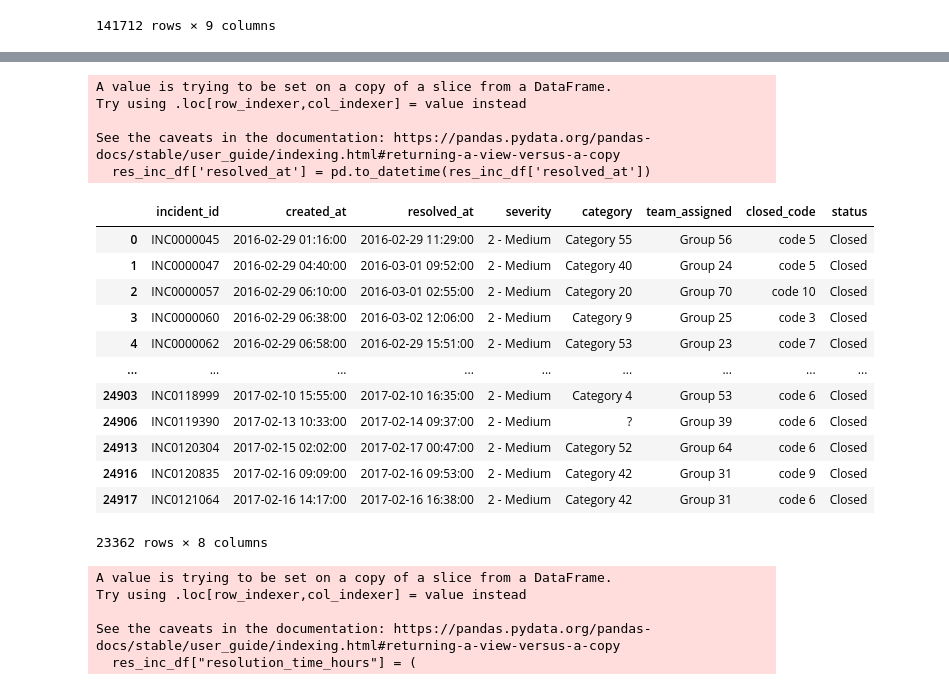
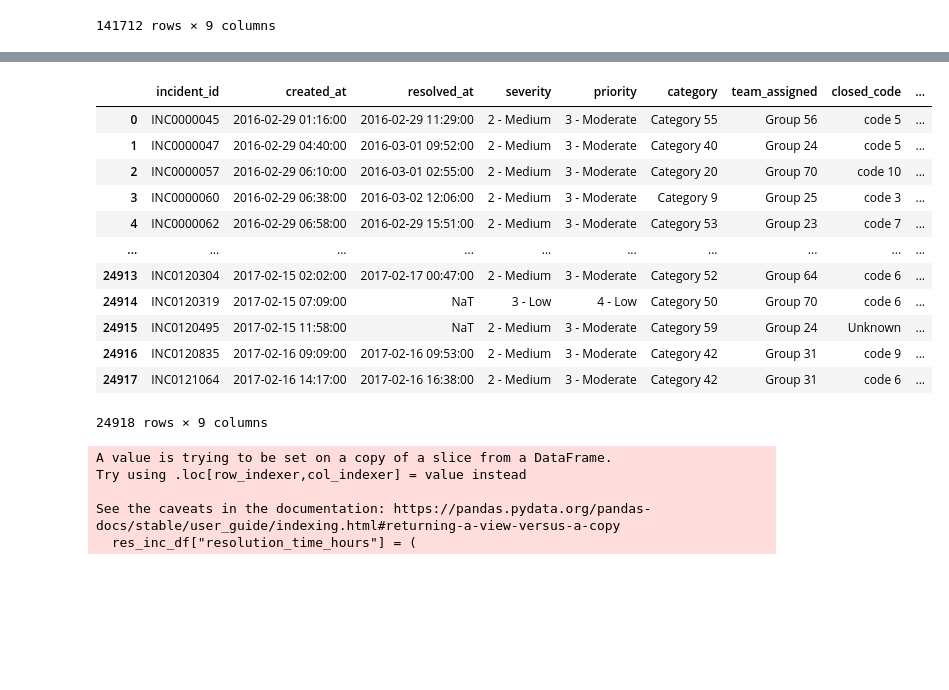
Before and after one commit to Akshita-1126/incident_trend_root_cause_analysis, a Jupyter notebook: Notebook/Incident_Analysis.ipynb, the cells around one changed output, grey strips where cells are left out. Saved outputs shown, nothing was run; the diff lists cells and outputs as text; code cells hidden in the pictures; blank space fills up the shorter version.

```diff
--- a/Notebook/Incident_Analysis.ipynb
+++ b/Notebook/Incident_Analysis.ipynb
@@ -172,25 +175,20 @@ incident_df
 # %%
-res_inc_df['resolved_at'] = pd.to_datetime(res_inc_df['resolved_at'])
-res_inc_df
+incident_df = incident_df.replace(r'^\s*\?\s*$', 'Unknown', regex=True)
+incident_df
 # %% [output]
+|  | incident_id | created_at | resolved_at | severity | priority | category | team_assigned | closed_code | ... |
+| 0 | INC0000045 | 2016-02-29 01:16:00 | 2016-02-29 11:29:00 | 2 - Medium | 3 - Moderate | Category 55 | Group 56 | code 5 | ... |
+| 1 | INC0000047 | 2016-02-29 04:40:00 | 2016-03-01 09:52:00 | 2 - Medium | 3 - Moderate | Category 40 | Group 24 | code 5 | ... |
+| 2 | INC0000057 | 2016-02-29 06:10:00 | 2016-03-01 02:55:00 | 2 - Medium | 3 - Moderate | Category 20 | Group 70 | code 10 | ... |
+| 3 | INC0000060 | 2016-02-29 06:38:00 | 2016-03-02 12:06:00 | 2 - Medium | 3 - Moderate | Category 9 | Group 25 | code 3 | ... |
+| 4 | INC0000062 | 2016-02-29 06:58:00 | 2016-02-29 15:51:00 | 2 - Medium | 3 - Moderate | Category 53 | Group 23 | code 7 | ... |
+| ... | ... | ... | ... | ... | ... | ... | ... | ... | ... |
+| 24913 | INC0120304 | 2017-02-15 02:02:00 | 2017-02-17 00:47:00 | 2 - Medium | 3 - Moderate | Category 52 | Group 64 | code 6 | ... |
+| 24914 | INC0120319 | 2017-02-15 07:09:00 | NaT | 3 - Low | 4 - Low | Category 50 | Group 70 | code 6 | ... |
+| 24915 | INC0120495 | 2017-02-15 11:58:00 | NaT | 2 - Medium | 3 - Moderate | Category 59 | Group 24 | Unknown | ... |
+| 24916 | INC0120835 | 2017-02-16 09:09:00 | 2017-02-16 09:53:00 | 2 - Medium | 3 - Moderate | Category 42 | Group 31 | code 9 | ... |
+| 24917 | INC0121064 | 2017-02-16 14:17:00 | 2017-02-16 16:38:00 | 2 - Medium | 3 - Moderate | Category 42 | Group 31 | code 6 | ... |
-A value is trying to be set on a copy of a slice from a DataFrame.
-Try using .loc[row_indexer,col_indexer] = value instead
-
-See the caveats in the documentation: https://pandas.pydata.org/pandas-docs/stable/user_guide/indexing.html#returning-a-view-versus-a-copy
-  res_inc_df['resolved_at'] = pd.to_datetime(res_inc_df['resolved_at'])
+24918 rows × 9 columns
-|  | incident_id | created_at | resolved_at | severity | category | team_assigned | closed_code | status |
-| 0 | INC0000045 | 2016-02-29 01:16:00 | 2016-02-29 11:29:00 | 2 - Medium | Category 55 | Group 56 | code 5 | Closed |
-| 1 | INC0000047 | 2016-02-29 04:40:00 | 2016-03-01 09:52:00 | 2 - Medium | Category 40 | Group 24 | code 5 | Closed |
-| 2 | INC0000057 | 2016-02-29 06:10:00 | 2016-03-01 02:55:00 | 2 - Medium | Category 20 | Group 70 | code 10 | Closed |
-| 3 | INC0000060 | 2016-02-29 06:38:00 | 2016-03-02 12:06:00 | 2 - Medium | Category 9 | Group 25 | code 3 | Closed |
-| 4 | INC0000062 | 2016-02-29 06:58:00 | 2016-02-29 15:51:00 | 2 - Medium | Category 53 | Group 23 | code 7 | Closed |
-| ... | ... | ... | ... | ... | ... | ... | ... | ... |
-| 24903 | INC0118999 | 2017-02-10 15:55:00 | 2017-02-10 16:35:00 | 2 - Medium | Category 4 | Group 53 | code 6 | Closed |
-| 24906 | INC0119390 | 2017-02-13 10:33:00 | 2017-02-14 09:37:00 | 2 - Medium | ? | Group 39 | code 6 | Closed |
-| 24913 | INC0120304 | 2017-02-15 02:02:00 | 2017-02-17 00:47:00 | 2 - Medium | Category 52 | Group 64 | code 6 | Closed |
-| 24916 | INC0120835 | 2017-02-16 09:09:00 | 2017-02-16 09:53:00 | 2 - Medium | Category 42 | Group 31 | code 9 | Closed |
-| 24917 | INC0121064 | 2017-02-16 14:17:00 | 2017-02-16 16:38:00 | 2 - Medium | Category 42 | Group 31 | code 6 | Closed |
-23362 rows × 8 columns
 # %%
 res_inc_df["resolution_time_hours"] = (
     res_inc_df["resolved_at"] - res_inc_df["created_at"]
```
Also changed, not shown: parts of 5 cells of this notebook.
